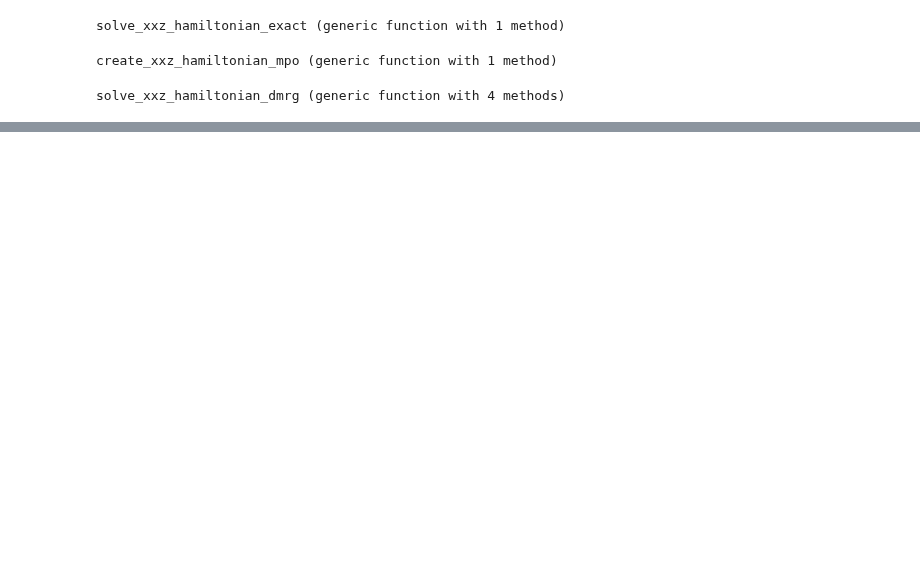
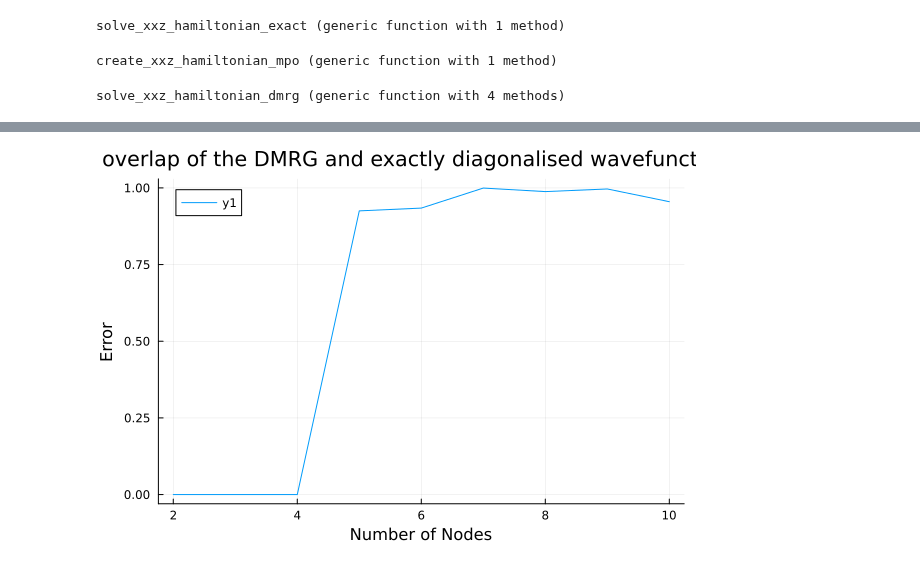
Before and after one commit to jamesnrolfe/MSci-Project, a Jupyter notebook: DMRG_ED_Overlap.ipynb, the cells around one changed output, grey strips where cells are left out. Saved outputs shown, nothing was run; the diff lists cells and outputs as text; code cells hidden in the pictures; blank space fills up the shorter version.

```diff
--- a/DMRG_ED_Overlap.ipynb
+++ b/DMRG_ED_Overlap.ipynb
@@ -212,0 +268,71 @@ DMRG is 4.827262957430605 times faster than exact diagonalisation for N=10
+# %%
+function run_and_plot_infidelity_analysis(N_max::Int, Χ::Int, J::Float64, Δ::Float64, sweeps::Int)
+    """
+    Runs DMRG and ED for N = 2 to N_max, calculates the wavefunction infidelity
+    (1 - Fidelity), and plots the results.
+    """
+    N_values = Int[]
+    errors = Float64[]
+
+
+    # Start loop from N=2
+    for N in 2:N_max
+        try
+            adj_mat = adj_mat_ent(N)
+
+            # DMRG
+            ψ0, sites = create_MPS(N, Χ; conserve_qns=false)
+            H_mpo = create_xxz_hamiltonian_mpo(N, adj_mat, J, Δ, sites)
+            _, ψ_dmrg = solve_xxz_hamiltonian_dmrg(H_mpo, ψ0, sweeps, Χ)
+
+            # ED
+            H_exact = create_xxz_hamiltonian_exact(N, adj_mat, J, Δ)
+            _, _, ψ_exact = solve_xxz_hamiltonian_exact(H_exact)
+
+            # Convert MPS to a standard vector to compare with ED vector
+            itensor_gs = ITensors.contract(ψ_dmrg)
+            ψ_dmrg_vec = vec(array(itensor_gs, sites...))
+
+            fidelity = abs(dot(ψ_exact, ψ_dmrg_vec))^2
+
+            # The "Error" for the graph is the infidelity
+            error = 1.0 - fidelity
+
+            push!(N_values, N)
+            push!(errors, error)
+
+            println("N = $N, Fidelity = $fidelity, Infidelity = $error")
+        catch e
+            println("An error occurred at N = $N: $e")
+            println("Stopping analysis. This may be due to memory limits for ED.")
+            break
+
+        end
+    end
+
+
+
+
+    return N_values, errors
+end
+
+N = 10       # Number of nodes
+Χ = 100      # Bond dimension
+J = 1.0      # Coupling constant
+Δ = 1.5      # Anisotropy parameter
+sweeps = 10  # Number of DMRG sweeps
+
+N_values, infidelity = run_and_plot_infidelity_analysis(N, Χ, J, Δ, sweeps);
+
+
+display(plot(N_values, infidelity,
+    title="overlap of the DMRG and exactly diagonalised wavefunctions",
+    xlabel="Number of Nodes",
+    ylabel="Error",
+    # label=nothing, # No legend label in the target graph
+    # marker=:circle,
+    # markersize=5,
+    # markerstrokecolor=:auto,
+    # linewidth=2
+))
+# %% [output]
@@ -212,0 +348 @@ DMRG is 4.827262957430605 times faster than exact diagonalisation for N=10
+[figure, added]
```
Also changed, not shown: parts of 4 cells of this notebook.
